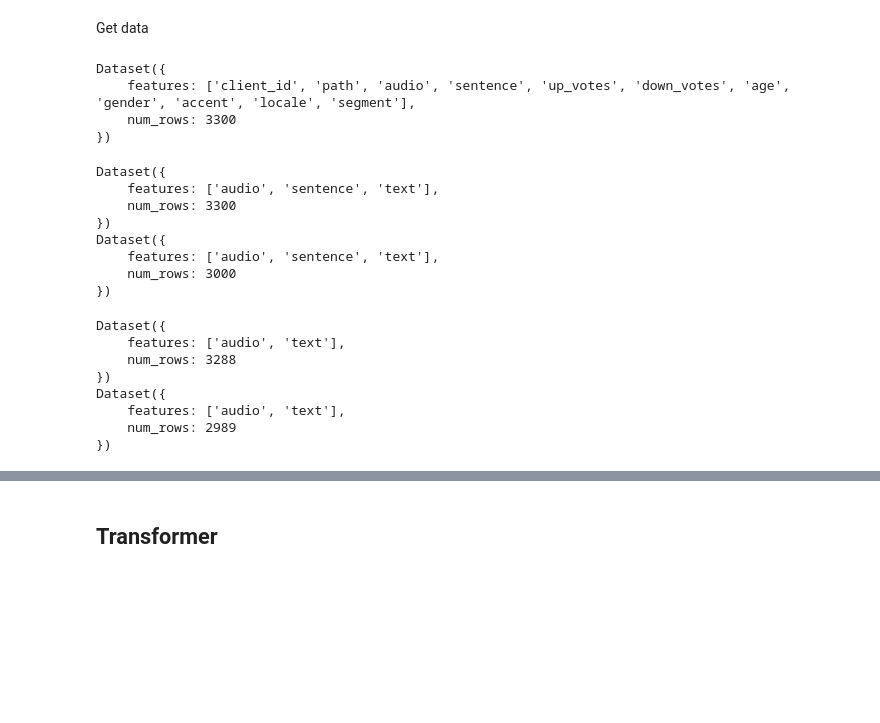
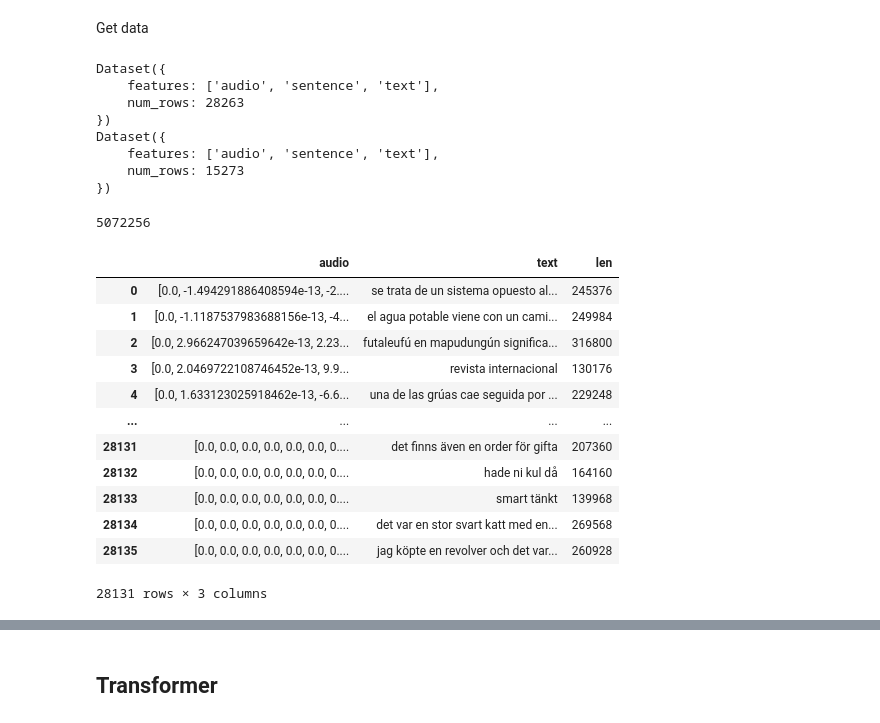
Before and after one commit to Keno-git/Embedded-Project, a Jupyter notebook: Speech2Text2.ipynb, the cells around one changed output, grey strips where cells are left out. Saved outputs shown, nothing was run; the diff lists cells and outputs as text; code cells hidden in the pictures; blank space fills up the shorter version.

```diff
--- a/Speech2Text2.ipynb
+++ b/Speech2Text2.ipynb
@@ -50,16 +62,10 @@ swedish = load_dataset("/home/coder/projects/Audio Translate/Embedded-Project/da
 #spanish = spanish.map(mp3_to_wav, desc="prepare_sentences", num_proc=32)
 #swedish = swedish.map(mp3_to_wav, desc="prepare_sentences", num_proc=32)
 # %%
-train_data = concatenate_datasets([spanish["train"].select(range(1000)), english["train"].select(range(1000)), swedish["train"].select(range(1000))])
-val_data = concatenate_datasets([spanish["validation"].select(range(100)), english["validation"].select(range(100)), swedish["validation"].select(range(100))])
+train_data = concatenate_datasets([spanish["train"].select(range(7421)), english["train"].select(range(7421)), swedish["train"].select(range(7421))])
+val_data = concatenate_datasets([spanish["validation"].select(range(2000)), english["validation"].select(range(2000)), swedish["validation"].select(range(2000))])
 train_data = concatenate_datasets([train_data, val_data])
-test_data = concatenate_datasets([spanish["test"].select(range(1000)), english["test"].select(range(1000)), swedish["test"].select(range(1000))])
-print(train_data)
+test_data = concatenate_datasets([spanish["test"].select(range(5091)), english["test"].select(range(5091)), swedish["test"].select(range(5091))])
-# %% [output]
-Dataset({
-    features: ['client_id', 'path', 'audio', 'sentence', 'up_votes', 'down_votes', 'age', 'gender', 'accent', 'locale', 'segment'],
-    num_rows: 3300
-})
 # %%
 train_data = train_data.remove_columns(["path", "accent", "age", "client_id", "down_votes", "gender", "locale", "segment", "up_votes"])
 test_data = test_data.remove_columns(["path", "accent", "age", "client_id", "down_votes", "gender", "locale", "segment", "up_votes"])
@@ -98,11 +104,11 @@ print(test_data)
 # %% [output]
 Dataset({
     features: ['audio', 'sentence', 'text'],
-    num_rows: 3300
+    num_rows: 28263
 })
 Dataset({
     features: ['audio', 'sentence', 'text'],
-    num_rows: 3000
+    num_rows: 15273
 })
 # %%
 train_data = train_data.remove_columns(["sentence"])
@@ -122,16 +128,41 @@ filt = pd_test["text"].str.contains(pattern)
 pd_test = pd_test[~filt]
 pd_test = pd_test.reset_index(drop=True)
 
-train_data = Dataset.from_pandas(pd_train)
-test_data = Dataset.from_pandas(pd_test)
-print(train_data)
-print(test_data)
+#train_data = Dataset.from_pandas(pd_train)
+#test_data = Dataset.from_pandas(pd_test)
+#print(train_data)
+#print(test_data)
-# %% [output]
-Dataset({
-    features: ['audio', 'text'],
-    num_rows: 3288
-})
-Dataset({
-    features: ['audio', 'text'],
-    num_rows: 2989
-})
+# %%
+#pd_train = train_data.to_pandas()
+pd_train["len"] = pd_train["audio"].map(len)
+longest_clip = pd_train.nlargest(1, columns="len")["len"].values[0]
+
+#pd_test = test_data.to_pandas()
+pd_test["len"] = pd_test["audio"].map(len)
+longest_clip_t = pd_test.nlargest(1, columns="len")["len"].values[0]
+
+if(longest_clip_t > longest_clip):
+    longest_clip = longest_clip_t
+longest_clip
+# %% [output]
+5072256
+# %%
+longest_clip = 600000
+pd_train = pd_train.loc[pd_train['len'] < longest_clip] #about 10 sec
+pd_test = pd_test.loc[pd_test['len'] < longest_clip] #about 10 sec
+# %%
+pd_train
+# %% [output]
+|  | audio | text | len |
+| 0 | [0.0, -1.494291886408594e-13, -2.... | se trata de un sistema opuesto al... | 245376 |
+| 1 | [0.0, -1.1187537983688156e-13, -4... | el agua potable viene con un cami... | 249984 |
+| 2 | [0.0, 2.966247039659642e-13, 2.23... | futaleufú en mapudungún significa... | 316800 |
+| 3 | [0.0, 2.0469722108746452e-13, 9.9... | revista internacional | 130176 |
+| 4 | [0.0, 1.633123025918462e-13, -6.6... | una de las grúas cae seguida por ... | 229248 |
+| ... | ... | ... | ... |
+| 28131 | [0.0, 0.0, 0.0, 0.0, 0.0, 0.0, 0.... | det finns även en order för gifta | 207360 |
+| 28132 | [0.0, 0.0, 0.0, 0.0, 0.0, 0.0, 0.... | hade ni kul då | 164160 |
+| 28133 | [0.0, 0.0, 0.0, 0.0, 0.0, 0.0, 0.... | smart tänkt | 139968 |
+| 28134 | [0.0, 0.0, 0.0, 0.0, 0.0, 0.0, 0.... | det var en stor svart katt med en... | 269568 |
+| 28135 | [0.0, 0.0, 0.0, 0.0, 0.0, 0.0, 0.... | jag köpte en revolver och det var... | 260928 |
+28131 rows × 3 columns
```
Also changed, not shown: parts of 21 cells of this notebook, 1 other file.
